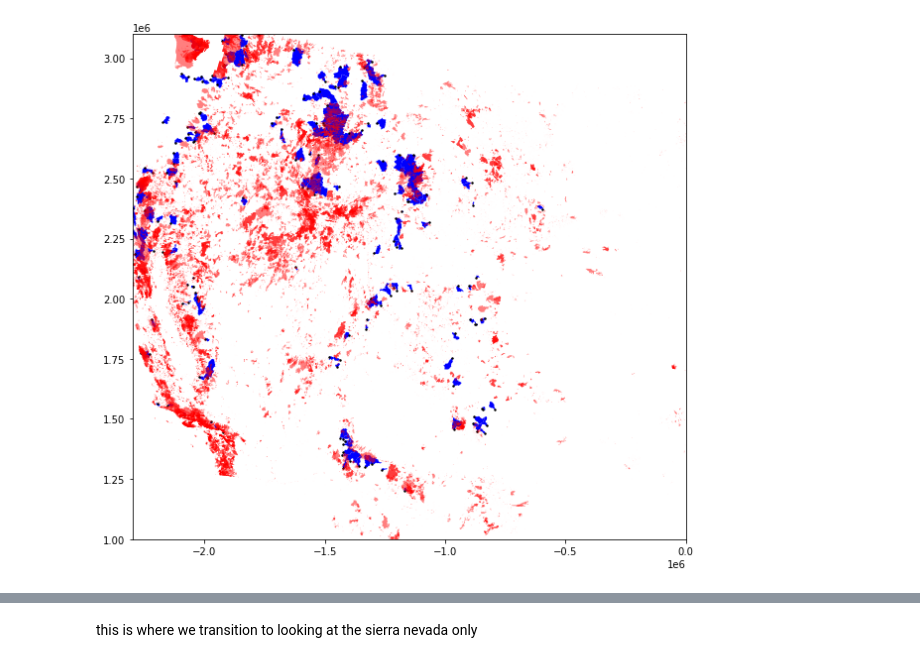
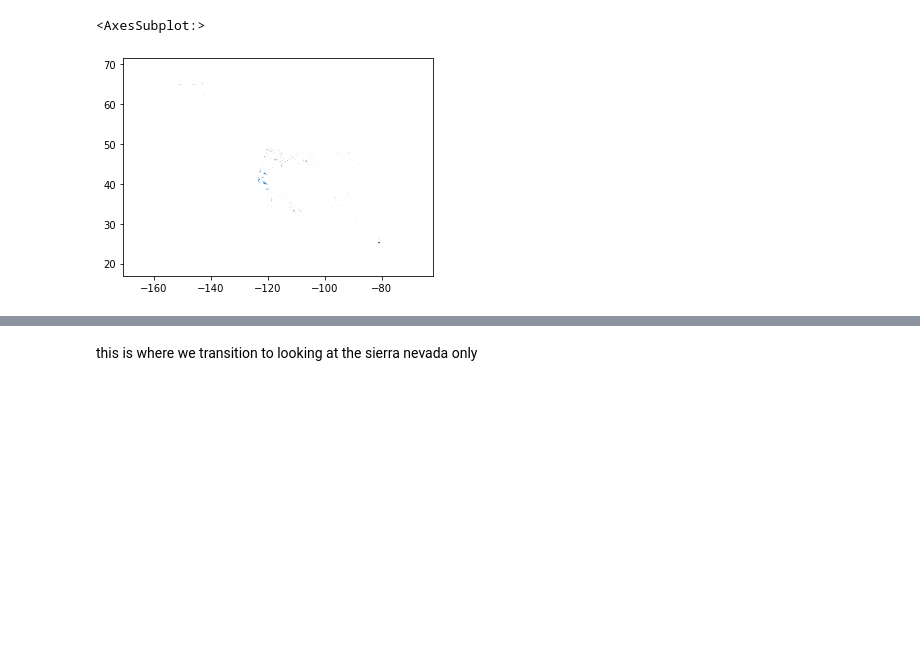
Before and after one commit to mariannecowherd/snow_fires, a Jupyter notebook: scripts/fires.ipynb, the cells around one changed output, grey strips where cells are left out. Cells and saved outputs as stored; diff of their text form; code cells hidden in the pictures; blank space fills up the shorter version.

```diff
--- a/scripts/fires.ipynb
+++ b/scripts/fires.ipynb
@@ -91,11 +104,15 @@ with open(pe_data_dir + 'gaged_basins.pickle', 'rb') as handle:
+# %%
+wfigs_rp.geometry.plot()
+# %% [output]
+<AxesSubplot:>
+[figure, added]
 # %%
 ## plot showing gaged basins that fit the williams parameters, location of the gages, and fire boundaries
 fig,ax=plt.subplots(figsize=(10,10))
-alldata.geometry.plot(ax=ax,color='blue')
+#alldata.geometry.plot(ax=ax,color='blue')
+gaged_basins_gdf.plot(ax=ax,color='blue')
 md_gdf_rp.plot(ax=ax,color='k',markersize=2)
 all_years_rp.plot(ax=ax,color='red',alpha=0.5)
 ax.set_xlim(-2.3e6,0)
 ax.set_ylim(1e6,3.1e6)
 plt.show()
-# %% [output]
-[figure, removed]
```
Also changed, not shown: parts of 14 cells of this notebook, 9 other files.
